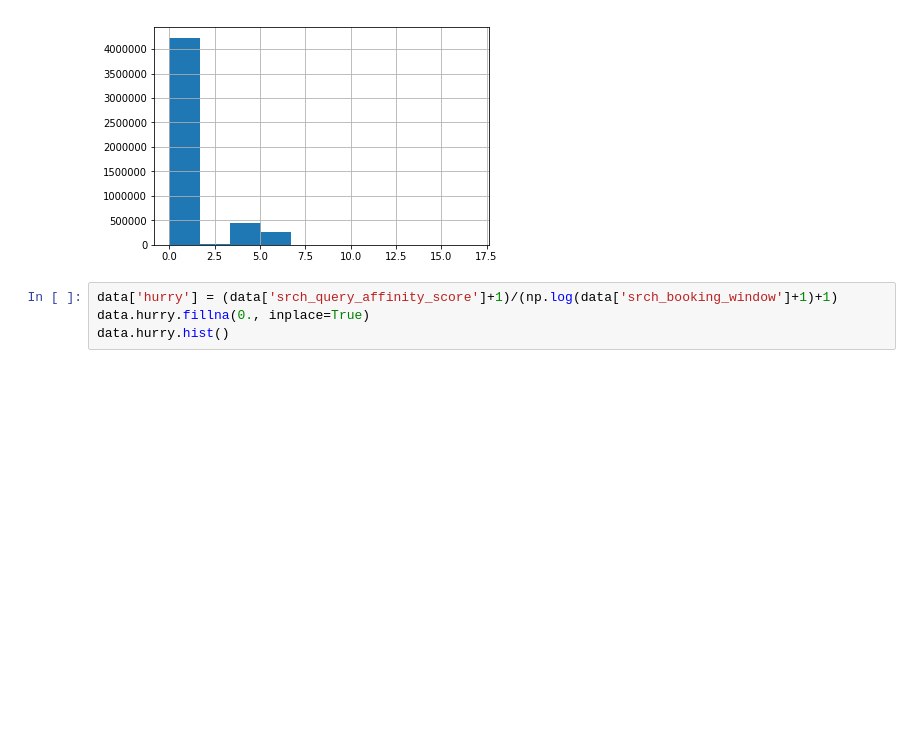
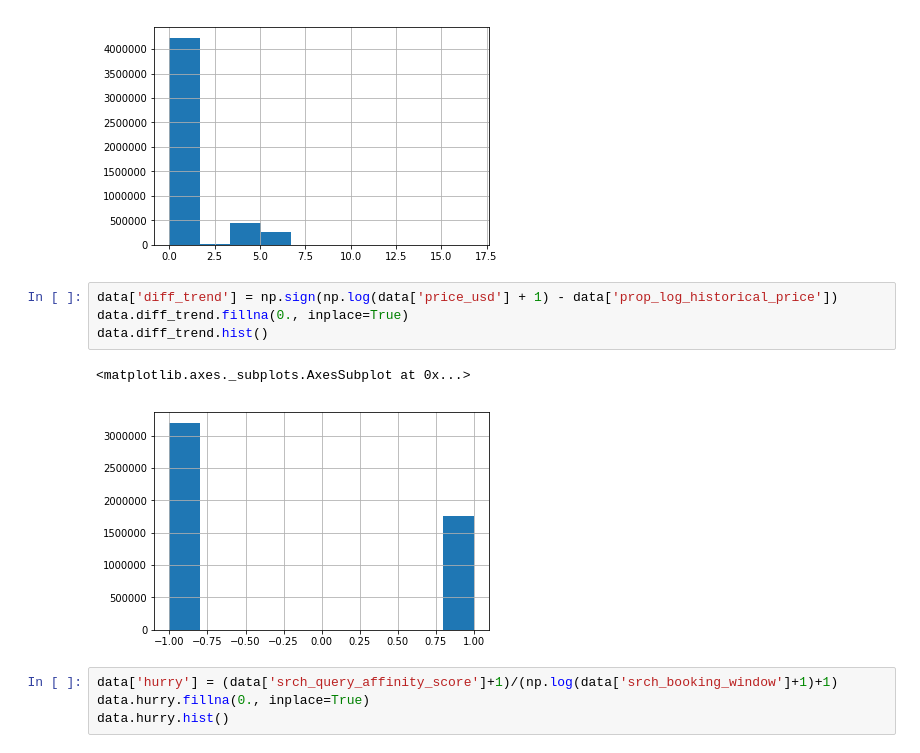
Before and after one commit to Longi94/dmt2018, a Jupyter notebook: assign2/assign2.ipynb, the cells around one changed output. Cells and saved outputs as stored; diff of their text form; blank space fills up the shorter version.

```diff
--- a/assign2/assign2.ipynb
+++ b/assign2/assign2.ipynb
@@ -163,6 +163,13 @@ data.price_diff.hist()
 # %% [output]
 <matplotlib.axes._subplots.AxesSubplot at 0x...>
 [figure]
+# %%
+data['diff_trend'] = np.sign(np.log(data['price_usd'] + 1) - data['prop_log_historical_price'])
+data.diff_trend.fillna(0., inplace=True)
+data.diff_trend.hist()
+# %% [output]
+<matplotlib.axes._subplots.AxesSubplot at 0x...>
+[figure, added]
 # %%
 data['hurry'] = (data['srch_query_affinity_score']+1)/(np.log(data['srch_booking_window']+1)+1)
 data.hurry.fillna(0., inplace=True)
```
Also changed, not shown: parts of 9 cells of this notebook, 1 other file.
